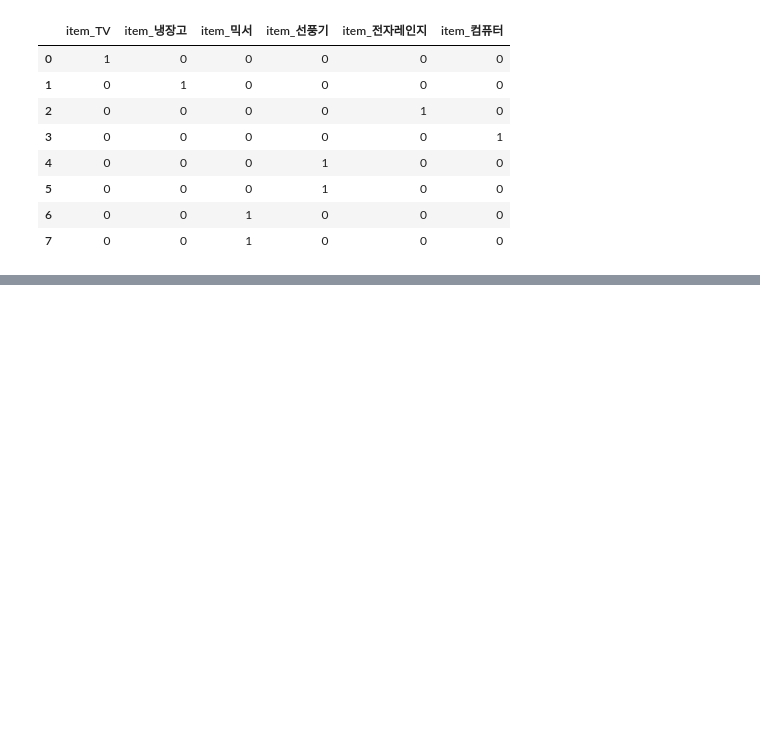
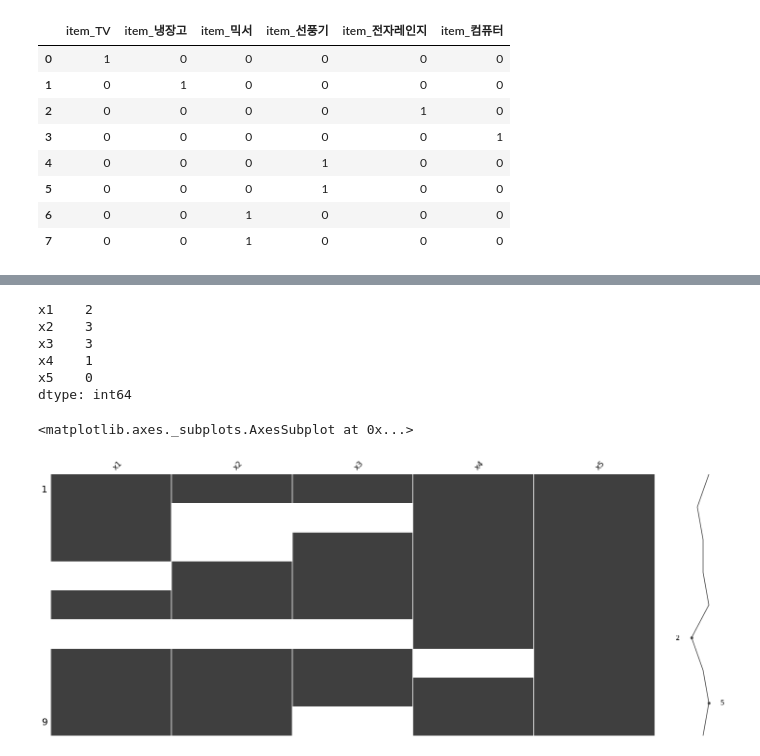
Before and after one commit to Supreme-YS/ML, a Jupyter notebook: pre_processing_ml[03].ipynb, the cells around one changed output, grey strips where cells are left out. Drawn from its saved outputs; the diff is of its cells as text; code cells hidden in the pictures; blank space fills up the shorter version.

```diff
--- a/pre_processing_ml[03].ipynb
+++ b/pre_processing_ml[03].ipynb
@@ -85,3 +85,22 @@ pd.get_dummies(labelDF)
 | 5 | 0 | 0 | 0 | 1 | 0 | 0 |
 | 6 | 0 | 0 | 1 | 0 | 0 | 0 |
 | 7 | 0 | 0 | 1 | 0 | 0 | 0 |
+# %%
+# 결측치 처리
+from io import StringIO
+
+csv_data = StringIO("""
+x1,x2,x3,x4,x5
+1,0.1,"1",2019-01-01,A
+2,,,2019-01-02,B
+3,,"3",2019-01-03,C
+,0.4,"4",2019-01-04,A
+5,0.5,"5",2019-01-05,B
+,,,2019-01-06,C
+7,0.7,"7",,A
+8,0.8,"8",2019-01-08,B
+9,0.9,,2019-01-09,C
+""")
+
+df = pd.read_csv(csv_data)
+df
@@ -87,0 +118,22 @@ pd.get_dummies(labelDF)
+# %%
+# isnull(), isna()
+
+df.isnull()
+df.isna().sum()
+# %% [output]
+x1    2
+x2    3
+x3    3
+x4    1
+x5    0
+dtype: int64
+# %%
+# conda install -c conda-forge/label/cf202003 missingno
+# 결측치를 시각화 해 주는 패키지
+# 결측 -흰색, 아닌 것 -검정색
+
+import missingno as msno
+msno.matrix(df)
+# %% [output]
+<matplotlib.axes._subplots.AxesSubplot at 0x...>
+[figure, added]
```
Also changed, not shown: parts of 16 cells of this notebook.
